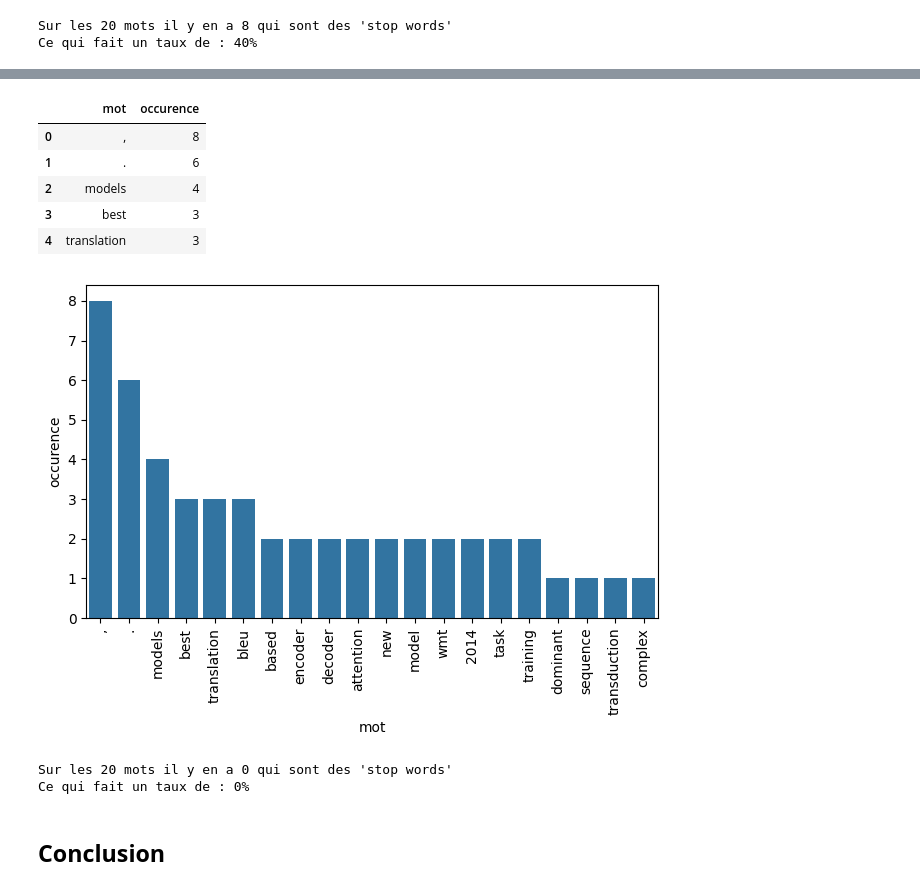
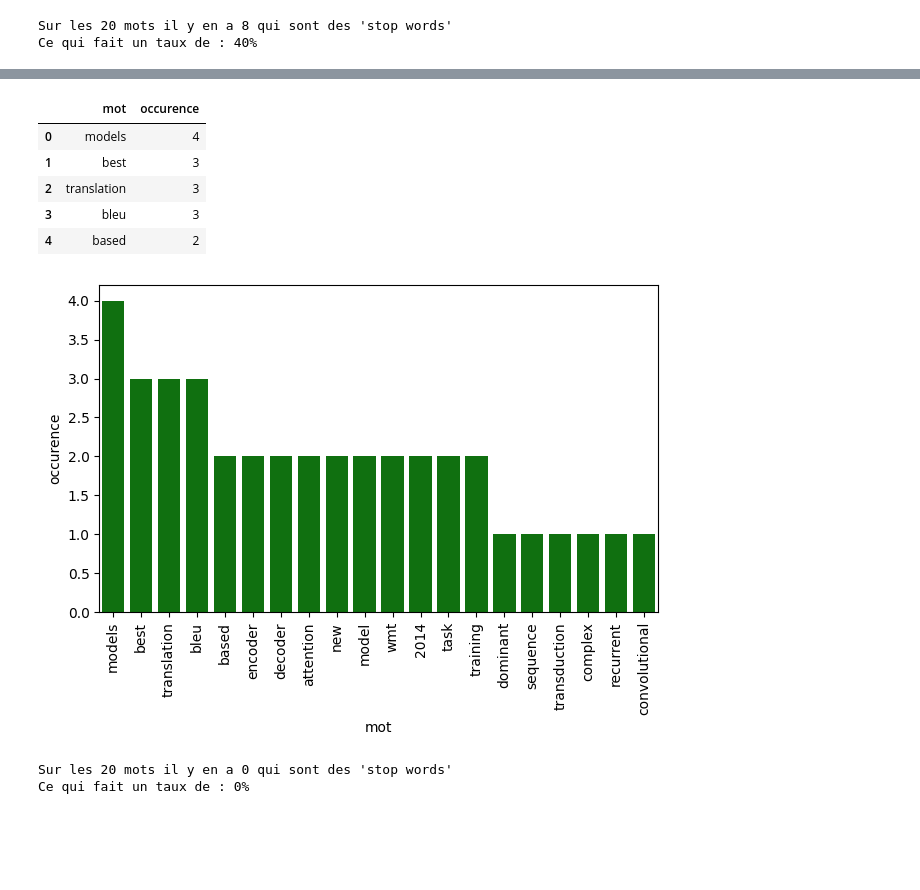
Before and after one commit to One-Up-Dev/Wild-Code-School, a Jupyter notebook: machine-learning/QUETE_NLP1_text_mining.ipynb, the cells around one changed output, grey strips where cells are left out. Drawn from its saved outputs; the diff is of its cells as text; code cells hidden in the pictures; blank space fills up the shorter version.

Commit message:
add: ajout de la librairie spacy pour la prochaine quête
fix: fix e l'exercice MLP1 qui demandait un résultat sans ponctuation

```diff
--- a/machine-learning/QUETE_NLP1_text_mining.ipynb
+++ b/machine-learning/QUETE_NLP1_text_mining.ipynb
@@ -68,7 +69,15 @@ text_phrase = nltk.sent_tokenize(text.lower())
 # ================================================
 # 🔧 Transformation du texte en tokens de mots
 # ================================================
-text_mot = nltk.word_tokenize(text.lower())
+tokenisation_mot = nltk.word_tokenize(text)
+# %%
+# ================================================
+# 🔧 Suppression de la ponctuation et mise en minuscule
+# ================================================
+text_mot = []
+for caractere in tokenisation_mot:
+    if caractere not in string.punctuation:
+      text_mot.append(caractere.lower())
 # %%
 # ================================================
 # 🔢 Décompte de la fréquence d'apparition des 20 premier mots
@@ -147,20 +136,20 @@ df_clean = pd.DataFrame(freq_clean.most_common(20), columns=["mot", "occurence"]
 df_clean.head()
 # %% [output]
 |  | mot | occurence |
-| 0 | , | 8 |
-| 1 | . | 6 |
-| 2 | models | 4 |
-| 3 | best | 3 |
-| 4 | translation | 3 |
+| 0 | models | 4 |
+| 1 | best | 3 |
+| 2 | translation | 3 |
+| 3 | bleu | 3 |
+| 4 | based | 2 |
 # %%
 # ================================================
 # 📊 Réalisation d'un graphique des 20 premier mots les plus fréquents sans Stop Words
 # ================================================
-sns.barplot(data=df_clean, x='mot', y='occurence')
+sns.barplot(data=df_clean, x='mot', y='occurence',color='green')
 plt.xticks(rotation=90)
 plt.tight_layout()
 # %% [output]
-[figure, old version]
+[figure, new version]
 # %%
 # ================================================
 # 🥽 Vérification du taux d'apparition des Stop Words
@@ -174,5 +163,3 @@ print(f"Ce qui fait un taux de : {int((i*100)/len(df.mot))}%")
 # %% [output]
 Sur les 20 mots il y en a 0 qui sont des 'stop words'
 Ce qui fait un taux de : 0%
-# %% [markdown]
-## **Conclusion**
```
Also changed, not shown: parts of 6 cells of this notebook, 1 other file.
